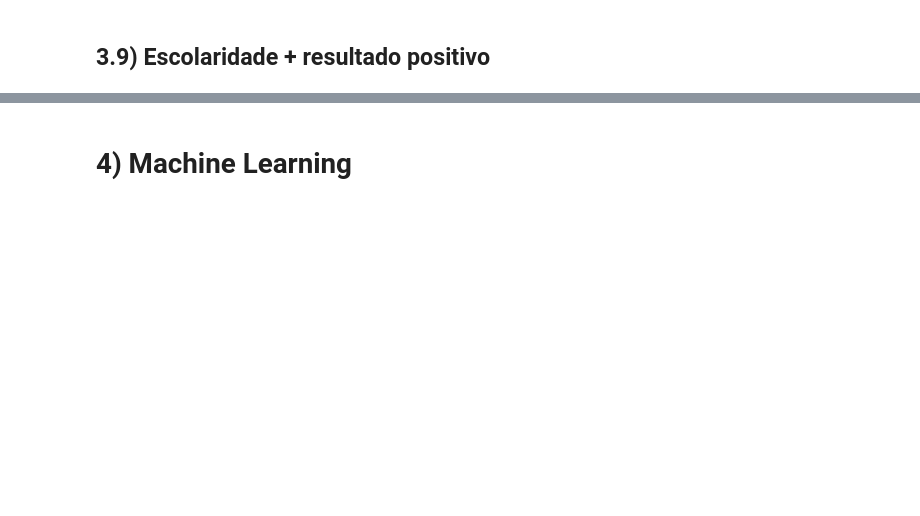
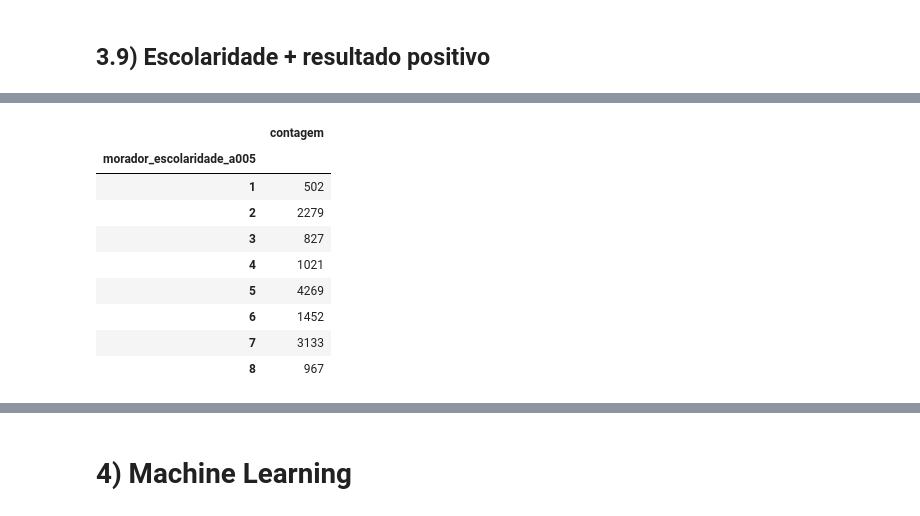
Before and after one commit to dhachcar/postech-tech-challenge-3, a Jupyter notebook: Tech_Challenge_3_Análises_para_o_Streamlit.ipynb, the cells around one changed output, grey strips where cells are left out. Saved outputs shown, nothing was run; the diff lists cells and outputs as text; code cells hidden in the pictures; blank space fills up the shorter version.

```diff
--- a/Tech_Challenge_3_Análises_para_o_Streamlit.ipynb
+++ b/Tech_Challenge_3_Análises_para_o_Streamlit.ipynb
@@ -510,0 +549,17 @@ fig.show()
+# %%
+colunas = ['morador_escolaridade_a005', 'resultado_exame_b009b']
+
+df_escolaridade_covid = df_pnad[df_pnad['resultado_exame_b009b'] == 1]
+df_escolaridade_covid = df_escolaridade_covid[colunas].groupby('morador_escolaridade_a005').agg(contagem=('resultado_exame_b009b', 'count'))
+df_escolaridade_covid
+# %% [output]
+|  | contagem |
+| morador_escolaridade_a005 |  |
+| 1 | 502 |
+| 2 | 2279 |
+| 3 | 827 |
+| 4 | 1021 |
+| 5 | 4269 |
+| 6 | 1452 |
+| 7 | 3133 |
+| 8 | 967 |
```
Also changed, not shown: parts of 17 cells of this notebook.
